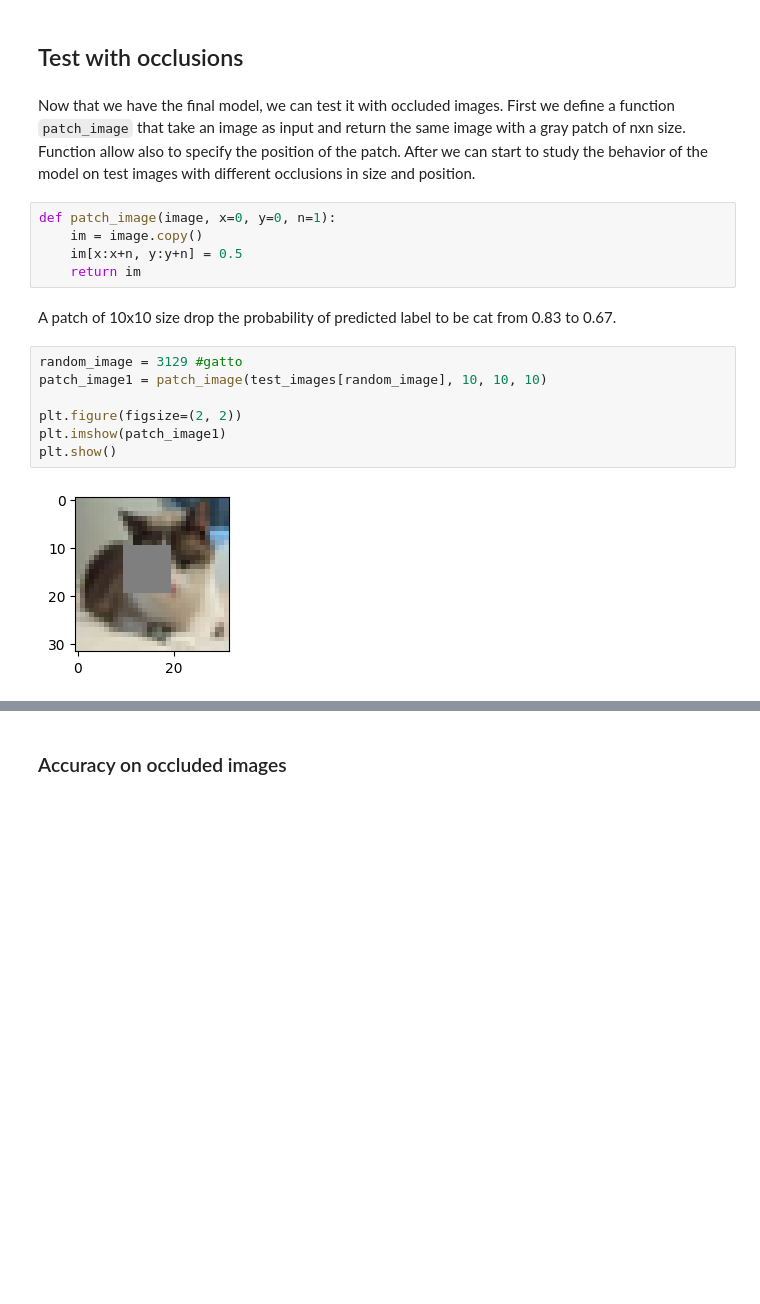
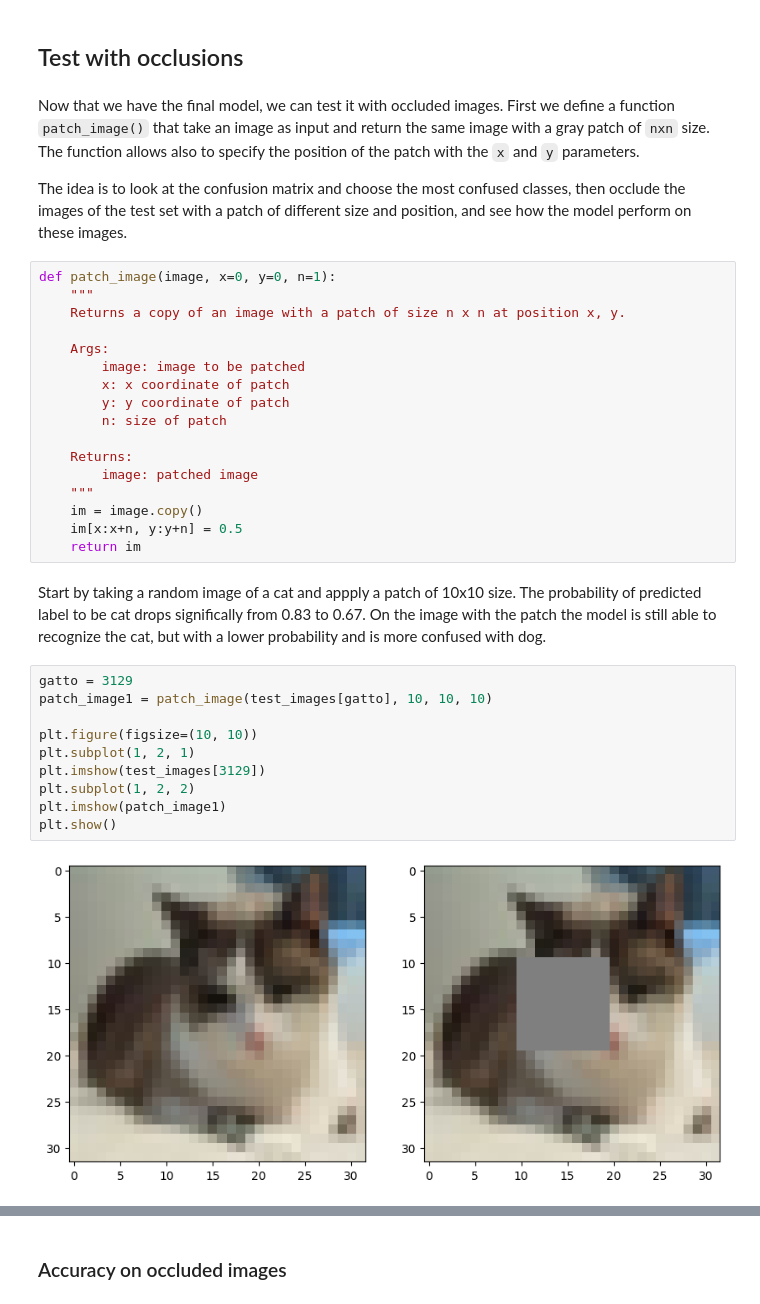
Before and after one commit to lilf4p/ispr-midterm, a Jupyter notebook: midterm3/image_classification.ipynb, the cells around one changed output, grey strips where cells are left out. Saved outputs shown, nothing was run; the diff lists cells and outputs as text; blank space fills up the shorter version.

Commit message:
others test

```diff
--- a/midterm3/image_classification.ipynb
+++ b/midterm3/image_classification.ipynb
@@ -232,20 +238,37 @@ bird: 0.0011604799656197429
 # %% [markdown]
 ## Test with occlusions
 # %% [markdown]
-Now that we have the final model, we can test it with occluded images. First we define a function `patch_image` that take an image as input and return the same image with a gray patch of nxn size. Function allow also to specify the position of the patch. After we can start to study the behavior of the model on test images with different occlusions in size and position.
+Now that we have the final model, we can test it with occluded images. First we define a function `patch_image()` that take an image as input and return the same image with a gray patch of `nxn` size. The function allows also to specify the position of the patch with the `x` and `y` parameters.
+
+The idea is to look at the confusion matrix and choose the most confused classes, then occlude the images of the test set with a patch of different size and position, and see how the model perform on these images.
 # %%
 def patch_image(image, x=0, y=0, n=1):
+    """
+    Returns a copy of an image with a patch of size n x n at position x, y.
+
+    Args:
+        image: image to be patched
+        x: x coordinate of patch
+        y: y coordinate of patch
+        n: size of patch
+
+    Returns:
+        image: patched image
+    """
     im = image.copy()
     im[x:x+n, y:y+n] = 0.5
     return im
-# %% [markdown]
-A patch of 10x10 size drop the probability of predicted label to be cat from 0.83 to 0.67.
+# %% [markdown]
+Start by taking a random image of a cat and appply a patch of 10x10 size. The probability of predicted label to be cat drops significally from 0.83 to 0.67. On the image with the patch the model is still able to recognize the cat, but with a lower probability and is more confused with dog.
 # %%
-random_image = 3129 #gatto
-patch_image1 = patch_image(test_images[random_image], 10, 10, 10)
+gatto = 3129
+patch_image1 = patch_image(test_images[gatto], 10, 10, 10)
 
-plt.figure(figsize=(2, 2))
+plt.figure(figsize=(10, 10))
+plt.subplot(1, 2, 1)
+plt.imshow(test_images[3129])
+plt.subplot(1, 2, 2)
 plt.imshow(patch_image1)
 plt.show()
 # %% [output]
-[figure, old version]
+[figure, new version]
```
Also changed, not shown: parts of 44 cells of this notebook.
